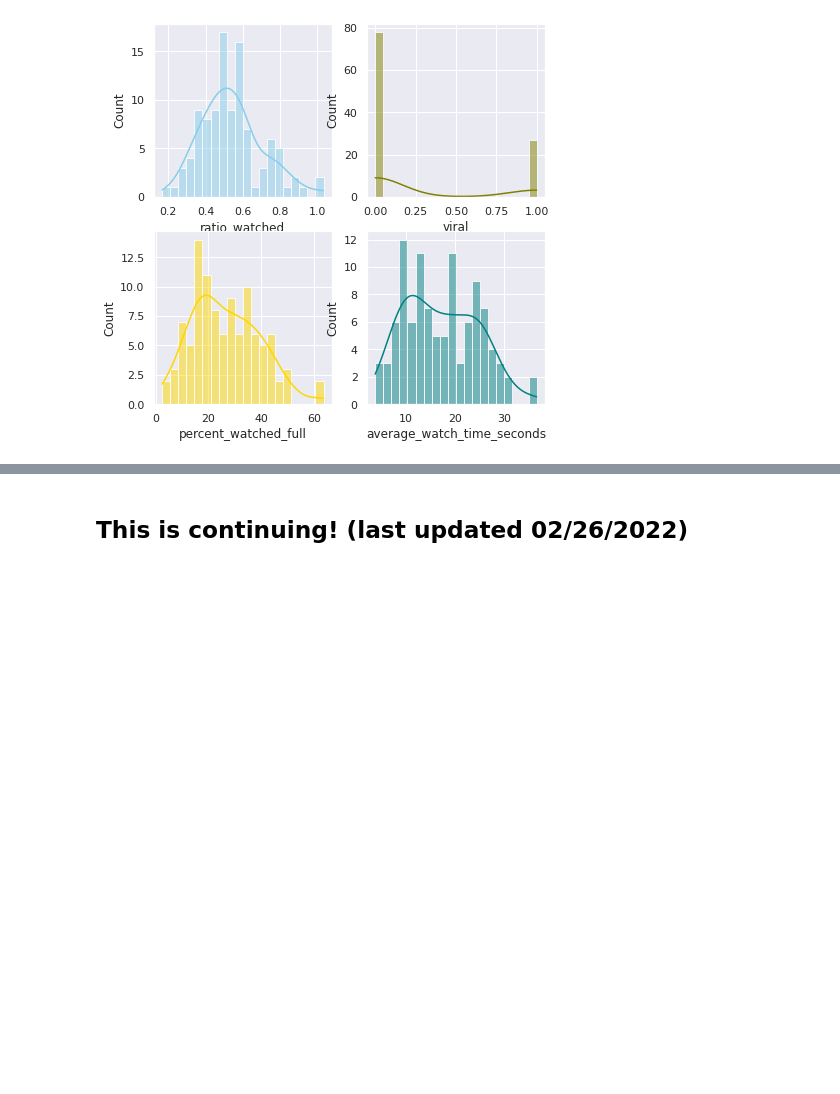
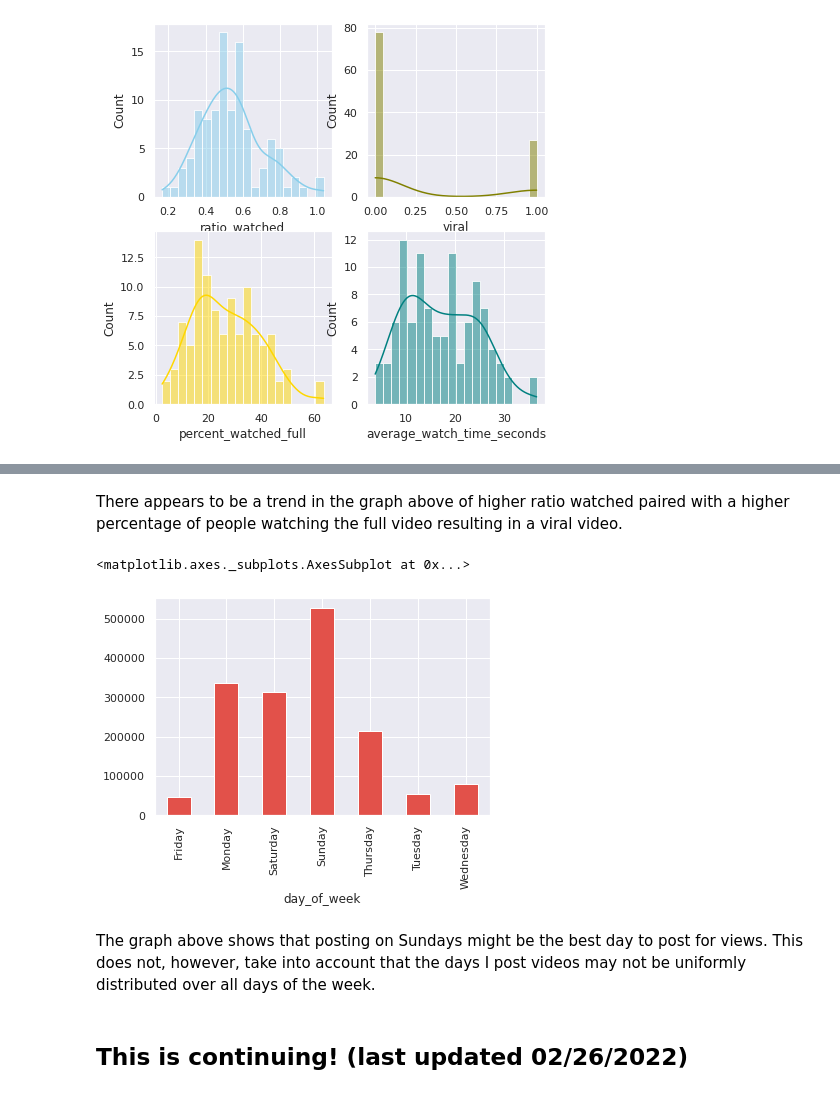
Before and after one commit to arianajschindler/oatmealmonsters_tiktok_2022, a Jupyter notebook: oatmealmonsters_data.ipynb, the cells around one changed output, grey strips where cells are left out. Saved outputs shown, nothing was run; the diff lists cells and outputs as text; code cells hidden in the pictures; blank space fills up the shorter version.

```diff
--- a/oatmealmonsters_data.ipynb
+++ b/oatmealmonsters_data.ipynb
@@ -195,2 +214,13 @@ sns.relplot(x='ratio_watched', y='percent_watched_full', hue='viral', data=oatme
+# %% [markdown]
+There appears to be a trend in the graph above of higher ratio watched paired with a higher percentage of people watching the full video resulting in a viral video.
+# %%
+# checking the average plays grouped by day of the week to see if any days appear more
+# promising to post on
+oatmeal.groupby(by = 'day_of_week')['plays'].mean().plot(kind = 'bar')
+# %% [output]
+<matplotlib.axes._subplots.AxesSubplot at 0x...>
+[figure, added]
+# %% [markdown]
+The graph above shows that posting on Sundays might be the best day to post for views. This does not, however, take into account that the days I post videos may not be uniformly distributed over all days of the week.
 # %% [markdown]
 ## This is continuing! (last updated 02/26/2022)
```
Also changed, not shown: parts of 7 cells of this notebook.
